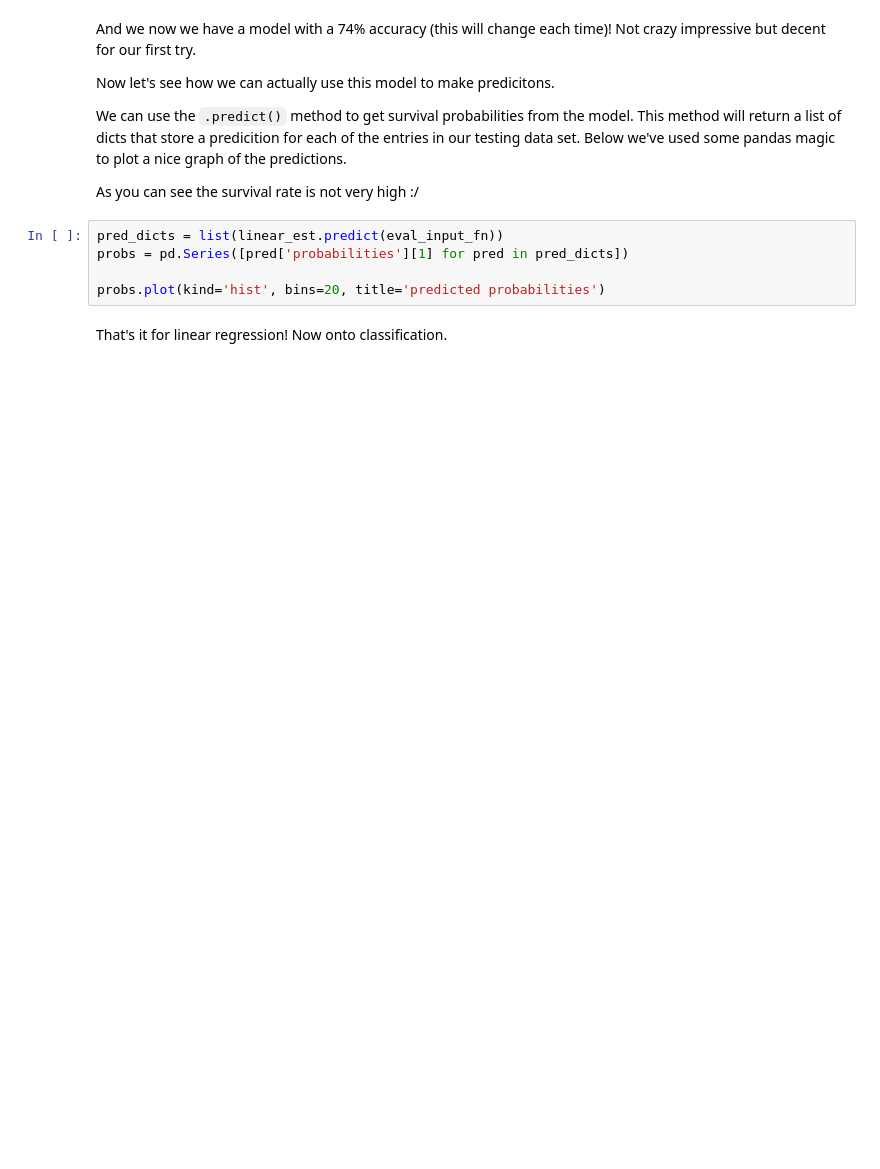
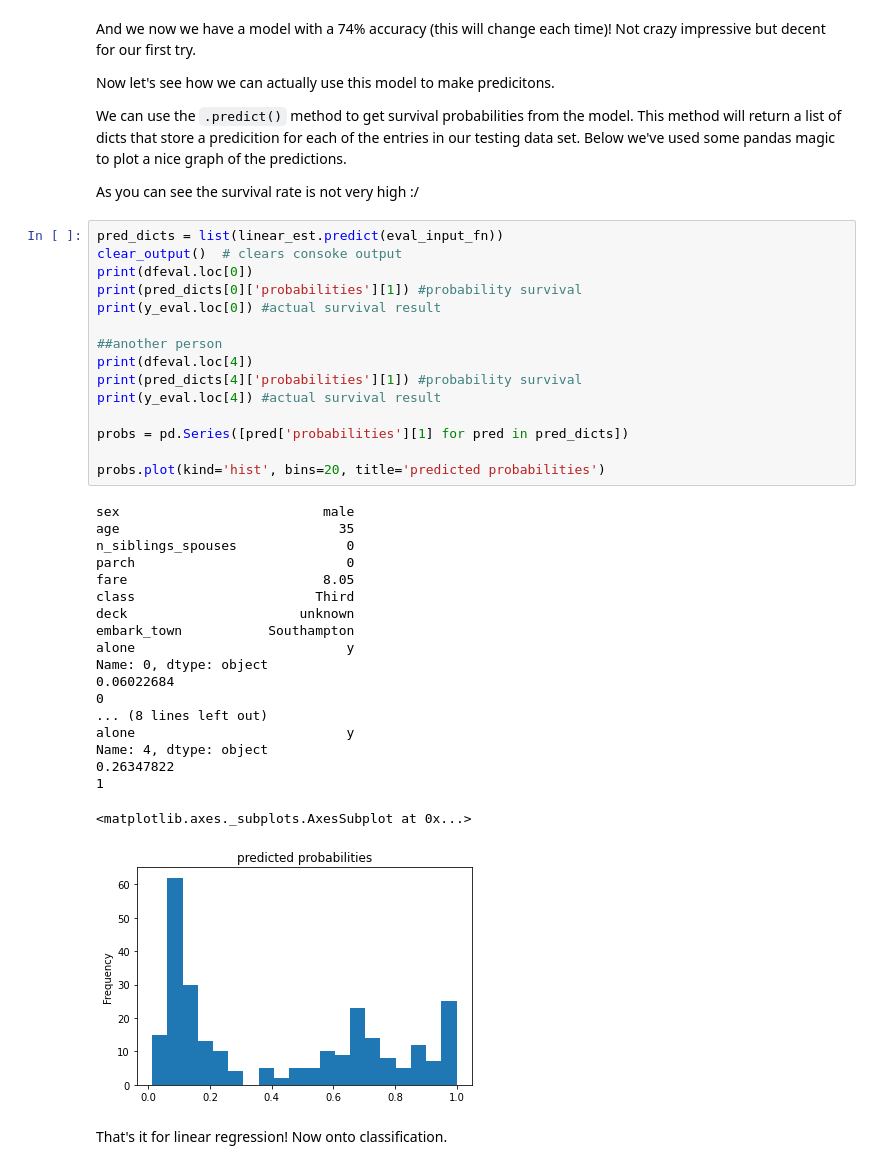
Before and after one commit to miguelsilva5989/tensor-flow-tutorial, a Jupyter notebook: Core_Learning_Algorithms.ipynb, the cells around one changed output. Cells and saved outputs as stored; diff of their text form; blank space fills up the shorter version.

```diff
--- a/Core_Learning_Algorithms.ipynb
+++ b/Core_Learning_Algorithms.ipynb
@@ -268,9 +274,39 @@
 As you can see the survival rate is not very high :/
 # %%
 pred_dicts = list(linear_est.predict(eval_input_fn))
+clear_output()  # clears consoke output
+print(dfeval.loc[0])
+print(pred_dicts[0]['probabilities'][1]) #probability survival
+print(y_eval.loc[0]) #actual survival result
+
+##another person
+print(dfeval.loc[4])
+print(pred_dicts[4]['probabilities'][1]) #probability survival
+print(y_eval.loc[4]) #actual survival result
+
 probs = pd.Series([pred['probabilities'][1] for pred in pred_dicts])
 
 probs.plot(kind='hist', bins=20, title='predicted probabilities')
+# %% [output]
+sex                          male
+age                            35
+n_siblings_spouses              0
+parch                           0
+fare                         8.05
+class                       Third
+deck                      unknown
+embark_town           Southampton
+alone                           y
+Name: 0, dtype: object
+0.06022684
+0
+... (8 lines left out)
+alone                           y
+Name: 4, dtype: object
+0.26347822
+1
+<matplotlib.axes._subplots.AxesSubplot at 0x...>
+[figure, added]
 # %% [markdown]
 That's it for linear regression! Now onto classification.
 # %% [markdown]
```
Also changed, not shown: parts of 32 cells of this notebook, 1 other file.
